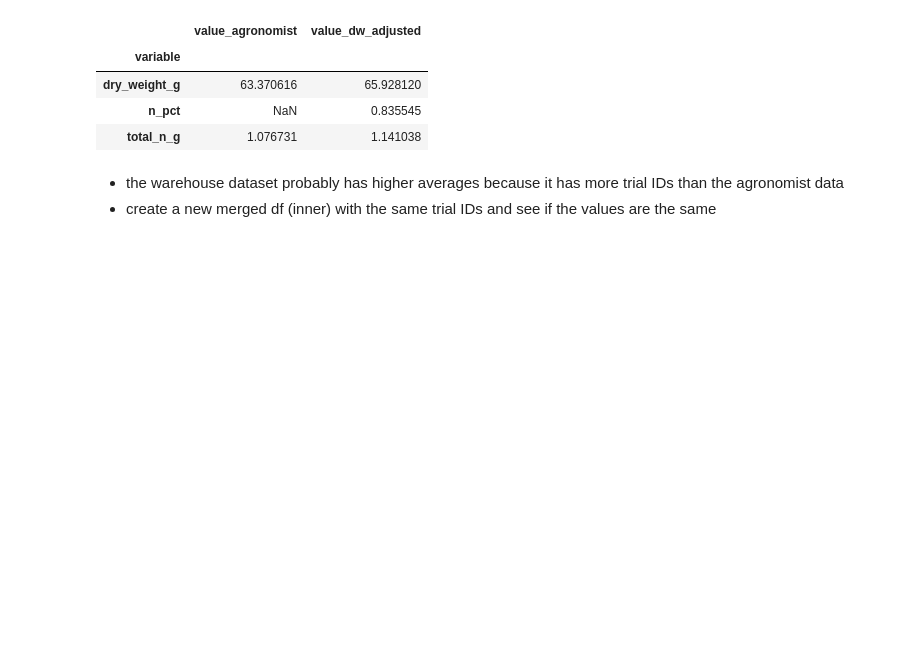
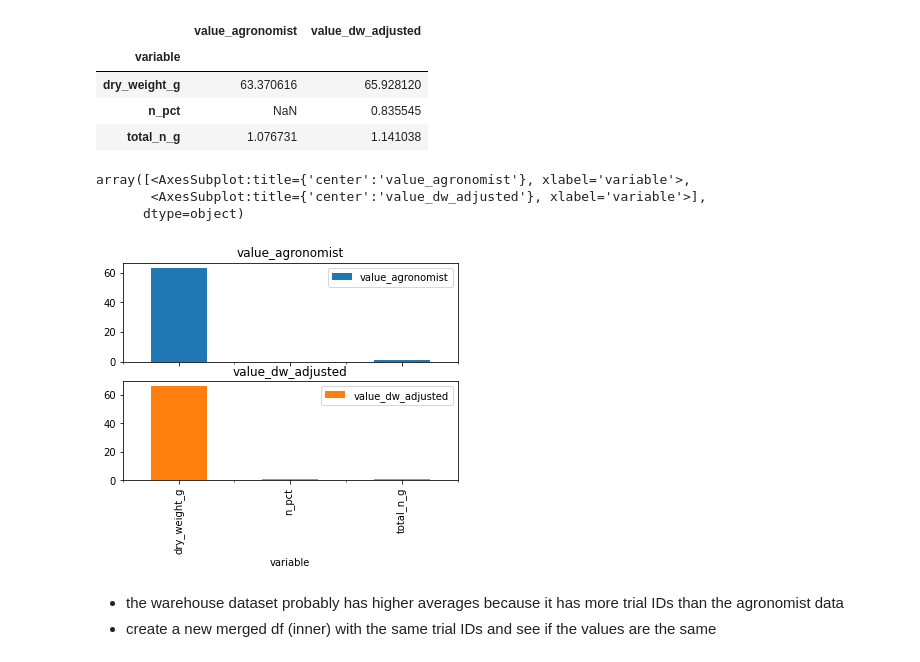
Before and after one commit to katenjoki/pivotbio, a Jupyter notebook: munging.ipynb, the cells around one changed output. Drawn from its saved outputs; the diff is of its cells as text; code cells hidden in the pictures; blank space fills up the shorter version.

```diff
--- a/munging.ipynb
+++ b/munging.ipynb
@@ -198,6 +219,13 @@ var
 | dry_weight_g | 63.370616 | 65.928120 |
 | n_pct | NaN | 0.835545 |
 | total_n_g | 1.076731 | 1.141038 |
+# %%
+var.plot.bar(subplots=True)
+# %% [output]
+array([<AxesSubplot:title={'center':'value_agronomist'}, xlabel='variable'>,
+       <AxesSubplot:title={'center':'value_dw_adjusted'}, xlabel='variable'>],
+      dtype=object)
+[figure, added]
 # %% [markdown]
 * the warehouse dataset probably has higher averages because it has more trial IDs than the agronomist data
 * create a new merged df (inner) with the same trial IDs and see if the values are the same
```
Also changed, not shown: parts of 23 cells of this notebook, 1 other file.
